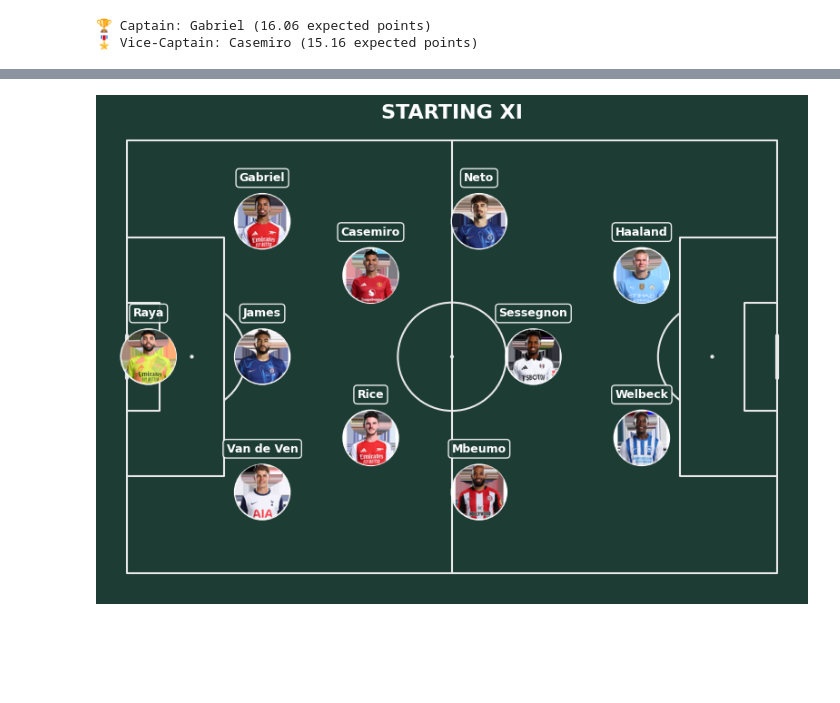
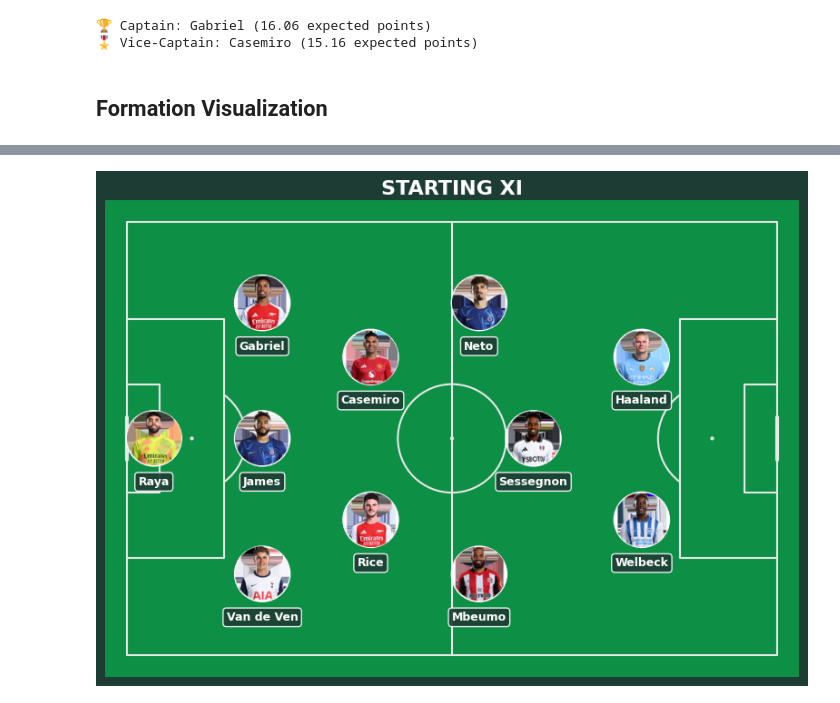
Before and after one commit to SamAbr/FPL-Squad-Selection, a Jupyter notebook: FPL.ipynb, the cells around one changed output, grey strips where cells are left out. Drawn from its saved outputs; the diff is of its cells as text; code cells hidden in the pictures; blank space fills up the shorter version.

```diff
--- a/FPL.ipynb
+++ b/FPL.ipynb
@@ -994,7 +981,10 @@ print("🎖️ Vice-Captain:", vice_captain['player_name'], f"({vice_captain['ex
 # %% [output]
 🏆 Captain: Gabriel (16.06 expected points)
 🎖️ Vice-Captain: Casemiro (15.16 expected points)
+# %% [markdown]
+## Formation Visualization
 # %%
+!pip install mplsoccer
 from mplsoccer import Pitch
 import matplotlib.pyplot as plt
 from PIL import Image
@@ -1016,26 +1006,20 @@ mids.loc[rice_idx], mids.loc[mbeumo_idx] = mids.loc[mbeumo_idx].copy(), mids.loc
 mids = mids.reset_index(drop=True)
 
 # --- CREATE PITCH ---
-pitch = Pitch(
-    pitch_type='statsbomb',
-    pitch_color='#1d3c34',
-    line_color='#e8e8e8',
-    line_zorder=2,
-    linewidth=1.5
-)
+pitch = Pitch(pitch_type='statsbomb', pitch_color='#0d8f45', line_color='#e8e8e8', line_zorder=2, linewidth=1.5)
 
 fig, ax = pitch.draw(figsize=(8, 12))
 fig.set_facecolor('#1d3c34')
 
 # --- FORMATION COORDINATES (Vertical 3-5-2) ---
 positions = {
-    'GK': [(4, 40)],
+    'GK': [(5, 40)],
     'DEF': [(25, 15), (25, 40), (25, 65)],
     'MID': [(45, 25), (45, 55), (65, 65), (65, 15), (75, 40)],
     'FWD': [(95, 25), (95, 55)]
 }
 
-# --- PLAYER PHOTO URLS WITH LATEST TEAM JERSEYS ---
+# --- PLAYER PHOTO URLS ---
 player_photos = {
     'Raya': 'https://resources.premierleague.com/premierleague/photos/players/250x250/p154561.png',
     'Gabriel': 'https://resources.premierleague.com/premierleague/photos/players/250x250/p226597.png',
@@ -1077,11 +1061,9 @@ def draw_player_with_image(x, y, name, position):
             # Convert to numpy array for matplotlib
             img_array = np.array(img)
 
-            # FIX: Flip the image data to correct orientation
-            # matplotlib expects the origin at bottom, but images are top-down
             img_array = np.flipud(img_array)
 
-            # Display circular image - CORRECT ORIENTATION
+            # Display circular image
             ax.imshow(img_array, extent=[x-5, x+5, y-5, y+5], zorder=4)
 
             # Add white border circle
@@ -1097,26 +1079,10 @@ def draw_player_with_image(x, y, name, position):
         draw_fallback_circle(x, y, name, position)
 
     # Player Name label with background
-    ax.text(x, y-8, name, ha='center', va='center', fontsize=9, color='white',
+    ax.text(x, y+8, name, ha='center', va='center', fontsize=9, color='white',
             weight='bold', zorder=6,
             bbox=dict(boxstyle="round,pad=0.3", facecolor='#1d3c34',
                      edgecolor='white', alpha=0.9, linewidth=1))
-
-def draw_fallback_circle(x, y, name, position):
-    # Color mapping for positions
-    position_colors = {
-        'Goalkeeper': '#ff6b6b',
-        'Defender': '#4ecdc4',
-        'Midfielder': '#45b7d1',
-        'Forward': '#96ceb4'
-    }
-    color = position_colors.get(position, "#888")
-
-    # Create colored circle
-    pitch.scatter(x, y, s=2000, ax=ax, color=color, edgecolor='white', linewidth=2, zorder=3)
-
-    # Add player initial
-    ax.text(x, y, name[0], ha='center', va='center', fontsize=14, weight='bold', color='white', zorder=5)
 
 # --- PLOT PLAYERS WITH IMAGES ---
 # GK
@@ -1142,8 +1108,8 @@ for i, (_, row) in enumerate(fwds.iterrows()):
         x, y = positions['FWD'][i]
         draw_player_with_image(x, y, row['player_name'], row['position'])
 
-# --- TITLE AT BOTTOM ---
-ax.text(60, -5, 'STARTING XI', ha='center', va='center',
+# --- TITLE ---
+ax.text(60, -6, 'STARTING XI', ha='center', va='center',
         fontsize=16, weight='bold', color='white')
 
 plt.tight_layout()
@@ -1152 +1135 @@ plt.show()
-[figure, old version]
+[figure, new version]
```
Also changed, not shown: parts of 11 cells of this notebook.
